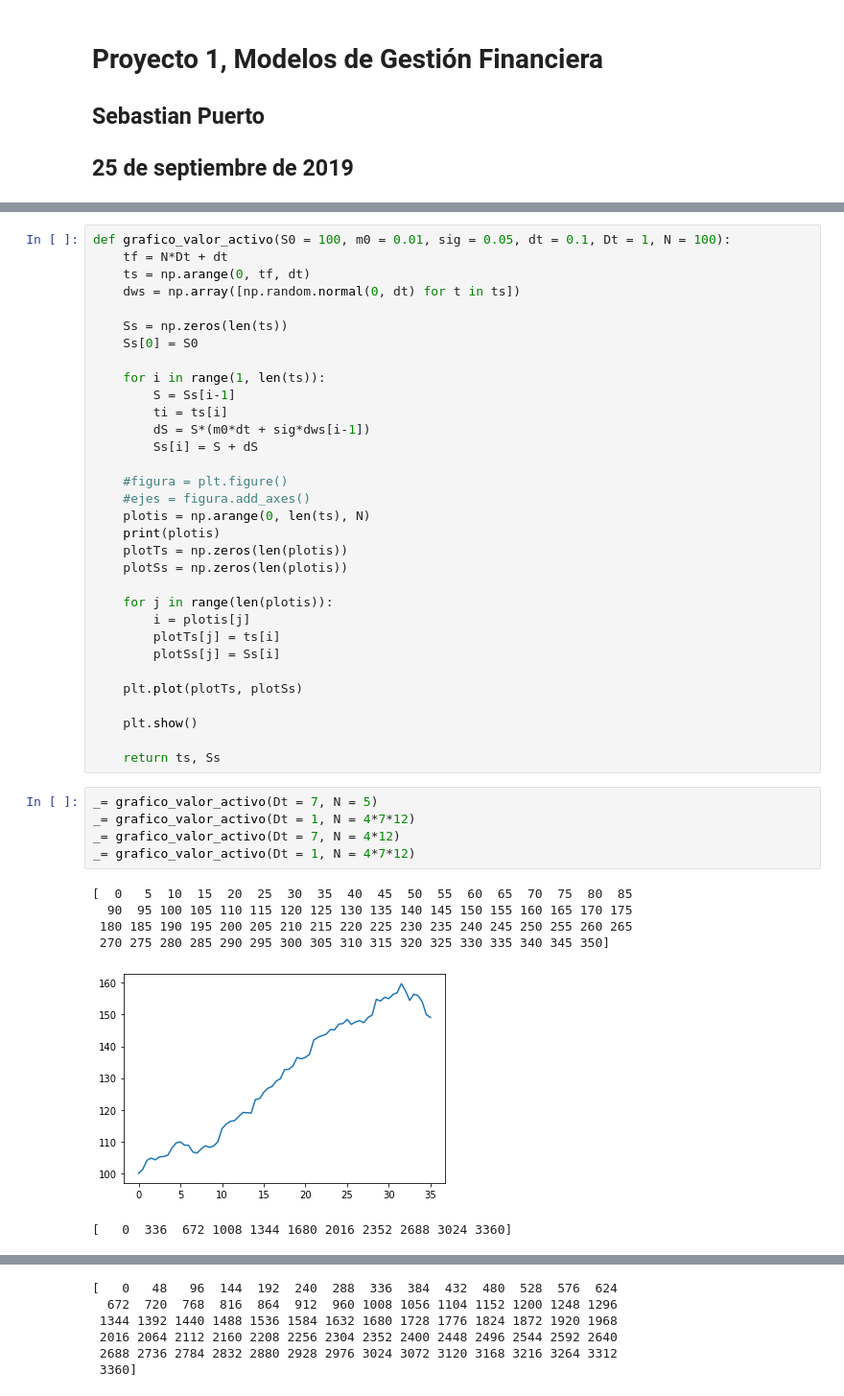
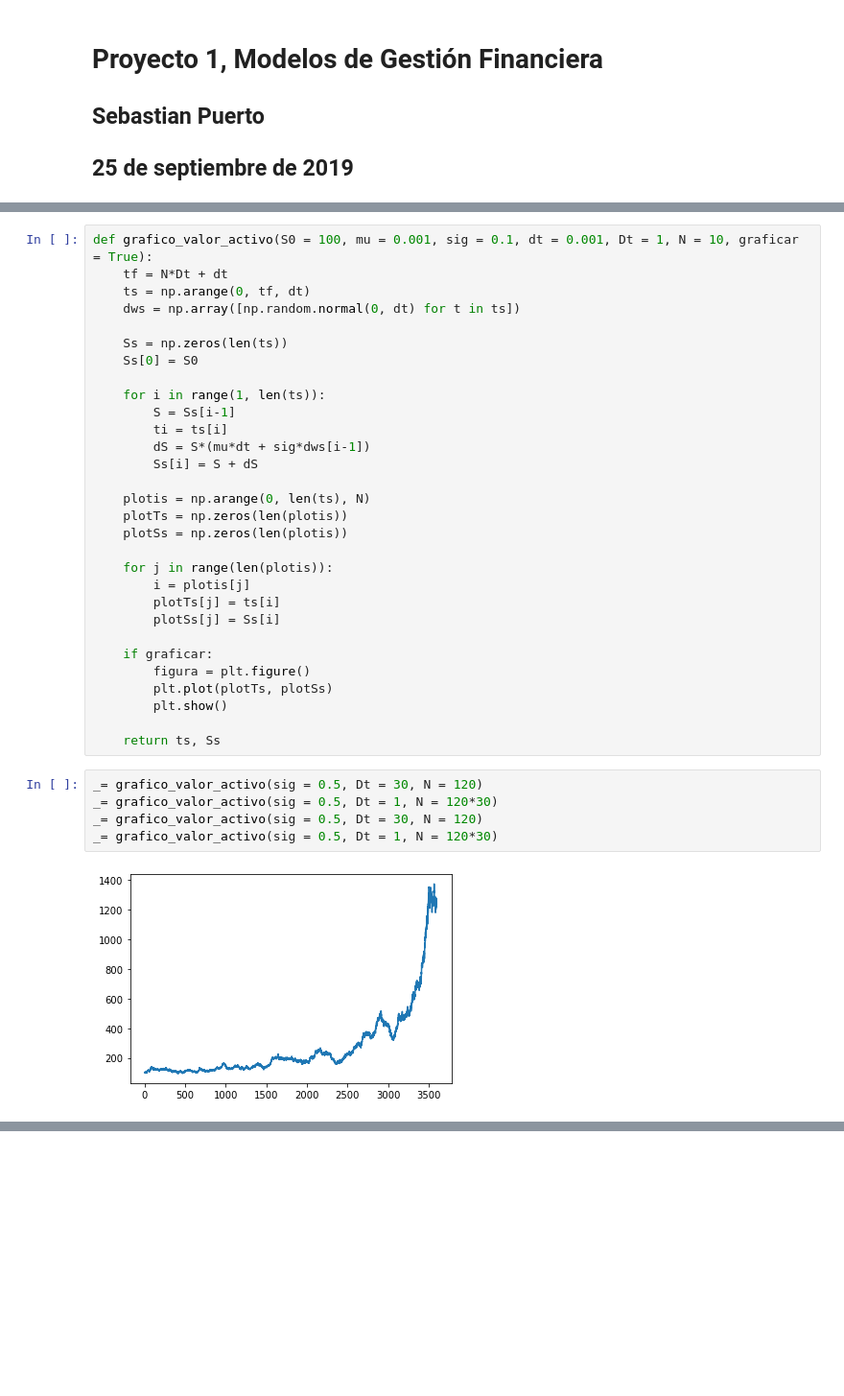
Before and after one commit to Cohnan/FinancialAdministrationModels, a Jupyter notebook: Proyecto 2/Proyecto 2 SCPG.ipynb, the cells around one changed output, grey strips where cells are left out. Shown: that part at 96% size. Saved outputs shown, nothing was run; the diff lists cells and outputs as text; blank space fills up the shorter version.

```diff
--- a/Proyecto 2/Proyecto 2 SCPG.ipynb
+++ b/Proyecto 2/Proyecto 2 SCPG.ipynb
@@ -9,6 +10,6 @@ import matplotlib.pyplot as plt
 %matplotlib inline
 # %%
-def grafico_valor_activo(S0 = 100, m0 = 0.01, sig = 0.05, dt = 0.1, Dt = 1, N = 100):
+def grafico_valor_activo(S0 = 100, mu = 0.001, sig = 0.1, dt = 0.001, Dt = 1, N = 10, graficar = True):
     tf = N*Dt + dt
     ts = np.arange(0, tf, dt)
     dws = np.array([np.random.normal(0, dt) for t in ts])
@@ -19,13 +20,10 @@ def grafico_valor_activo(S0 = 100, m0 = 0.01, sig = 0.05, dt = 0.1, Dt = 1, N =
     for i in range(1, len(ts)):
         S = Ss[i-1]
         ti = ts[i]
-        dS = S*(m0*dt + sig*dws[i-1])
+        dS = S*(mu*dt + sig*dws[i-1])
         Ss[i] = S + dS
 
-    #figura = plt.figure()
-    #ejes = figura.add_axes()
     plotis = np.arange(0, len(ts), N)
-    print(plotis)
     plotTs = np.zeros(len(plotis))
     plotSs = np.zeros(len(plotis))
 
@@ -34,20 +32,16 @@ def grafico_valor_activo(S0 = 100, m0 = 0.01, sig = 0.05, dt = 0.1, Dt = 1, N =
         plotTs[j] = ts[i]
         plotSs[j] = Ss[i]
 
-    plt.plot(plotTs, plotSs)
-
-    plt.show()
+    if graficar:
+        figura = plt.figure()
+        plt.plot(plotTs, plotSs)
+        plt.show()
 
     return ts, Ss
 # %%
-_= grafico_valor_activo(Dt = 7, N = 5)
-_= grafico_valor_activo(Dt = 1, N = 4*7*12)
-_= grafico_valor_activo(Dt = 7, N = 4*12)
-_= grafico_valor_activo(Dt = 1, N = 4*7*12)
+_= grafico_valor_activo(sig = 0.5, Dt = 30, N = 120)
+_= grafico_valor_activo(sig = 0.5, Dt = 1, N = 120*30)
+_= grafico_valor_activo(sig = 0.5, Dt = 30, N = 120)
+_= grafico_valor_activo(sig = 0.5, Dt = 1, N = 120*30)
 # %% [output]
-[  0   5  10  15  20  25  30  35  40  45  50  55  60  65  70  75  80  85
-  90  95 100 105 110 115 120 125 130 135 140 145 150 155 160 165 170 175
- 180 185 190 195 200 205 210 215 220 225 230 235 240 245 250 255 260 265
- 270 275 280 285 290 295 300 305 310 315 320 325 330 335 340 345 350]
-[figure, old version]
+[figure, new version]
-[   0  336  672 1008 1344 1680 2016 2352 2688 3024 3360]
@@ -55,6 +48,0 @@ _= grafico_valor_activo(Dt = 1, N = 4*7*12)
-[   0   48   96  144  192  240  288  336  384  432  480  528  576  624
-  672  720  768  816  864  912  960 1008 1056 1104 1152 1200 1248 1296
- 1344 1392 1440 1488 1536 1584 1632 1680 1728 1776 1824 1872 1920 1968
- 2016 2064 2112 2160 2208 2256 2304 2352 2400 2448 2496 2544 2592 2640
- 2688 2736 2784 2832 2880 2928 2976 3024 3072 3120 3168 3216 3264 3312
- 3360]
```
Also changed, not shown: parts of 3 cells of this notebook.
